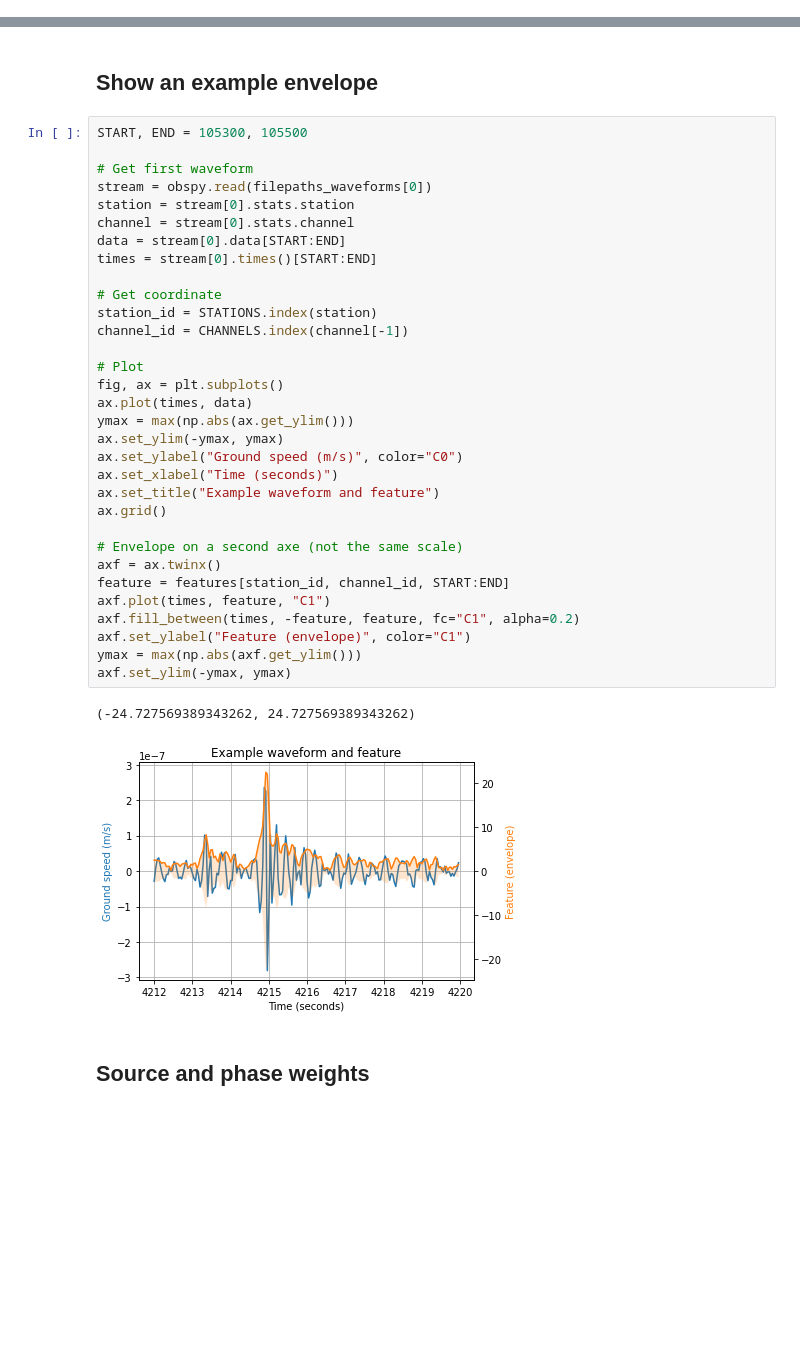
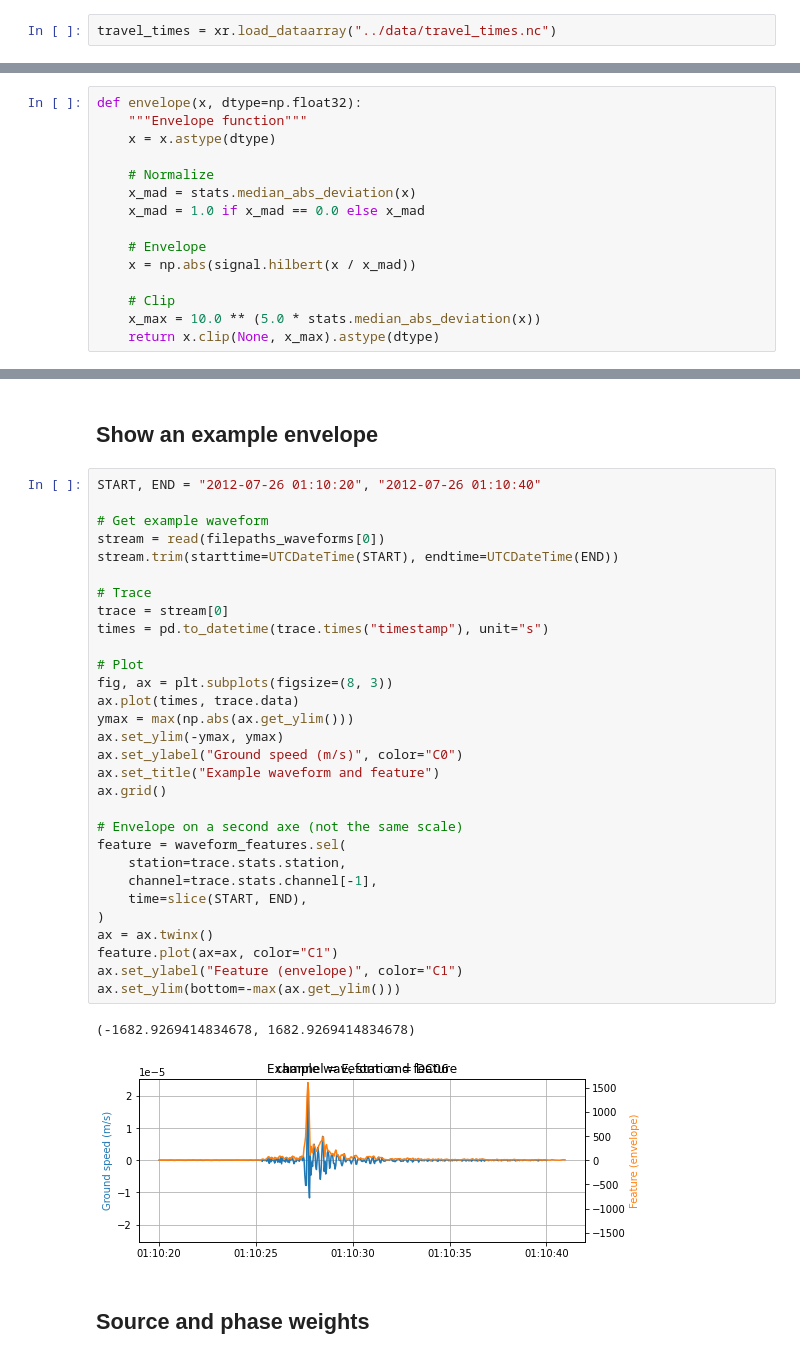
Before and after one commit to ebeauce/beampower, a Jupyter notebook: notebooks/3_localization.ipynb, the cells around one changed output, grey strips where cells are left out. Saved outputs shown, nothing was run; the diff lists cells and outputs as text; blank space fills up the shorter version.

Commit message:
Using dataarrays all the way

```diff
--- a/notebooks/3_localization.ipynb
+++ b/notebooks/3_localization.ipynb
@@ -53,2 +24,4 @@ Data variables:
+# %%
+travel_times = xr.load_dataarray("../data/travel_times.nc")
 # %% [markdown]
 ## Calculate waveform features
@@ -85,0 +28,15 @@ for filepath in tqdm.tqdm(filepaths_waveforms):
+# %%
+def envelope(x, dtype=np.float32):
+    """Envelope function"""
+    x = x.astype(dtype)
+
+    # Normalize
+    x_mad = stats.median_abs_deviation(x)
+    x_mad = 1.0 if x_mad == 0.0 else x_mad
+
+    # Envelope
+    x = np.abs(signal.hilbert(x / x_mad))
+
+    # Clip
+    x_max = 10.0 ** (5.0 * stats.median_abs_deviation(x))
+    return x.clip(None, x_max).astype(dtype)
@@ -86,39 +69,37 @@ for filepath in tqdm.tqdm(filepaths_waveforms):
 # %% [markdown]
 ## Show an example envelope
 # %%
-START, END = 105300, 105500
+START, END = "2012-07-26 01:10:20", "2012-07-26 01:10:40"
 
-# Get first waveform
-stream = obspy.read(filepaths_waveforms[0])
-station = stream[0].stats.station
-channel = stream[0].stats.channel
-data = stream[0].data[START:END]
-times = stream[0].times()[START:END]
+# Get example waveform
+stream = read(filepaths_waveforms[0])
+stream.trim(starttime=UTCDateTime(START), endtime=UTCDateTime(END))
 
-# Get coordinate
-station_id = STATIONS.index(station)
-channel_id = CHANNELS.index(channel[-1])
+# Trace
+trace = stream[0]
+times = pd.to_datetime(trace.times("timestamp"), unit="s")
 
 # Plot
-fig, ax = plt.subplots()
-ax.plot(times, data)
+fig, ax = plt.subplots(figsize=(8, 3))
+ax.plot(times, trace.data)
 ymax = max(np.abs(ax.get_ylim()))
 ax.set_ylim(-ymax, ymax)
 ax.set_ylabel("Ground speed (m/s)", color="C0")
-ax.set_xlabel("Time (seconds)")
 ax.set_title("Example waveform and feature")
 ax.grid()
 
 # Envelope on a second axe (not the same scale)
-axf = ax.twinx()
-feature = features[station_id, channel_id, START:END]
-axf.plot(times, feature, "C1")
-axf.fill_between(times, -feature, feature, fc="C1", alpha=0.2)
-axf.set_ylabel("Feature (envelope)", color="C1")
-ymax = max(np.abs(axf.get_ylim()))
-axf.set_ylim(-ymax, ymax)
+feature = waveform_features.sel(
+    station=trace.stats.station,
+    channel=trace.stats.channel[-1],
+    time=slice(START, END),
+)
+ax = ax.twinx()
+feature.plot(ax=ax, color="C1")
+ax.set_ylabel("Feature (envelope)", color="C1")
+ax.set_ylim(bottom=-max(ax.get_ylim()))
 # %% [output]
-(-24.727569389343262, 24.727569389343262)
+(-1682.9269414834678, 1682.9269414834678)
-[figure, old version]
+[figure, new version]
 # %% [markdown]
 ## Source and phase weights
```
Also changed, not shown: parts of 16 cells of this notebook, 1 other file.
